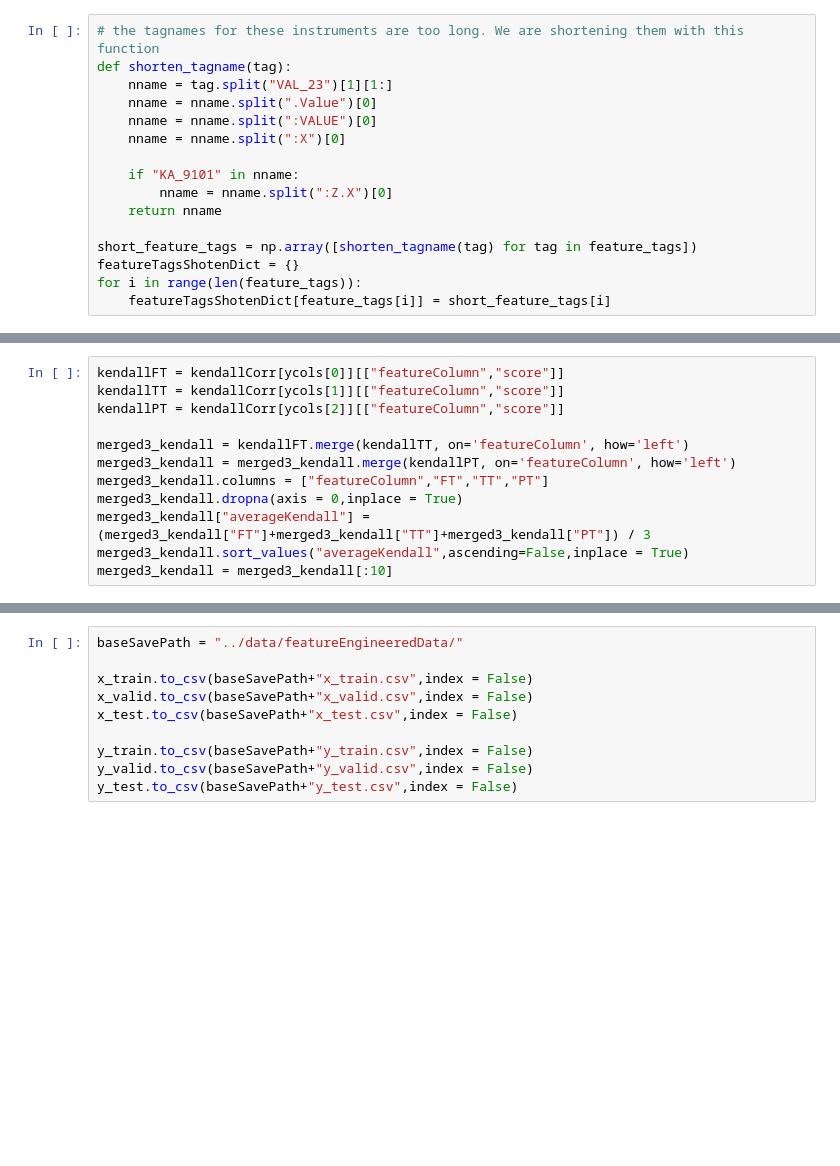
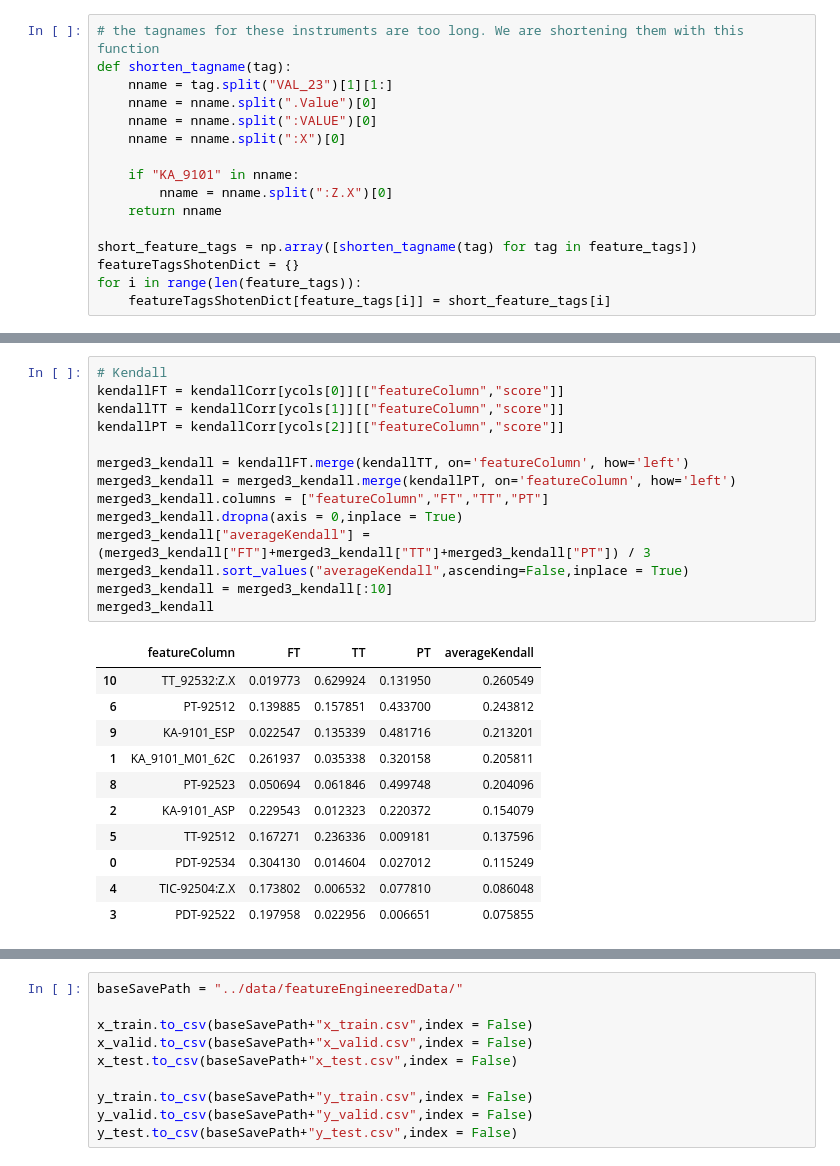
Before and after one commit to rkdey95/sensesAnomalousDelfi, a Jupyter notebook: src/dataProcecssing.ipynb, the cells around one changed output, grey strips where cells are left out. Saved outputs shown, nothing was run; the diff lists cells and outputs as text; blank space fills up the shorter version.

```diff
--- a/src/dataProcecssing.ipynb
+++ b/src/dataProcecssing.ipynb
@@ -288,15 +364,29 @@ merged3_pearson = merged3_pearson[:10]
 # %%
+# Kendall
 kendallFT = kendallCorr[ycols[0]][["featureColumn","score"]]
 kendallTT = kendallCorr[ycols[1]][["featureColumn","score"]]
 kendallPT = kendallCorr[ycols[2]][["featureColumn","score"]]
 
 merged3_kendall = kendallFT.merge(kendallTT, on='featureColumn', how='left')
 merged3_kendall = merged3_kendall.merge(kendallPT, on='featureColumn', how='left')
 merged3_kendall.columns = ["featureColumn","FT","TT","PT"]
 merged3_kendall.dropna(axis = 0,inplace = True)
 merged3_kendall["averageKendall"] = (merged3_kendall["FT"]+merged3_kendall["TT"]+merged3_kendall["PT"]) / 3
 merged3_kendall.sort_values("averageKendall",ascending=False,inplace = True)
 merged3_kendall = merged3_kendall[:10]
+merged3_kendall
+# %% [output]
+|  | featureColumn | FT | TT | PT | averageKendall |
+| 10 | TT_92532:Z.X | 0.019773 | 0.629924 | 0.131950 | 0.260549 |
+| 6 | PT-92512 | 0.139885 | 0.157851 | 0.433700 | 0.243812 |
+| 9 | KA-9101_ESP | 0.022547 | 0.135339 | 0.481716 | 0.213201 |
+| 1 | KA_9101_M01_62C | 0.261937 | 0.035338 | 0.320158 | 0.205811 |
+| 8 | PT-92523 | 0.050694 | 0.061846 | 0.499748 | 0.204096 |
+| 2 | KA-9101_ASP | 0.229543 | 0.012323 | 0.220372 | 0.154079 |
+| 5 | TT-92512 | 0.167271 | 0.236336 | 0.009181 | 0.137596 |
+| 0 | PDT-92534 | 0.304130 | 0.014604 | 0.027012 | 0.115249 |
+| 4 | TIC-92504:Z.X | 0.173802 | 0.006532 | 0.077810 | 0.086048 |
+| 3 | PDT-92522 | 0.197958 | 0.022956 | 0.006651 | 0.075855 |
 # %%
 merged3_spearman_names = list(merged3_spearman.featureColumn)
 merged3_pearson_names = list(merged3_pearson.featureColumn)
```
Also changed, not shown: parts of 35 cells of this notebook, 5 other files.
